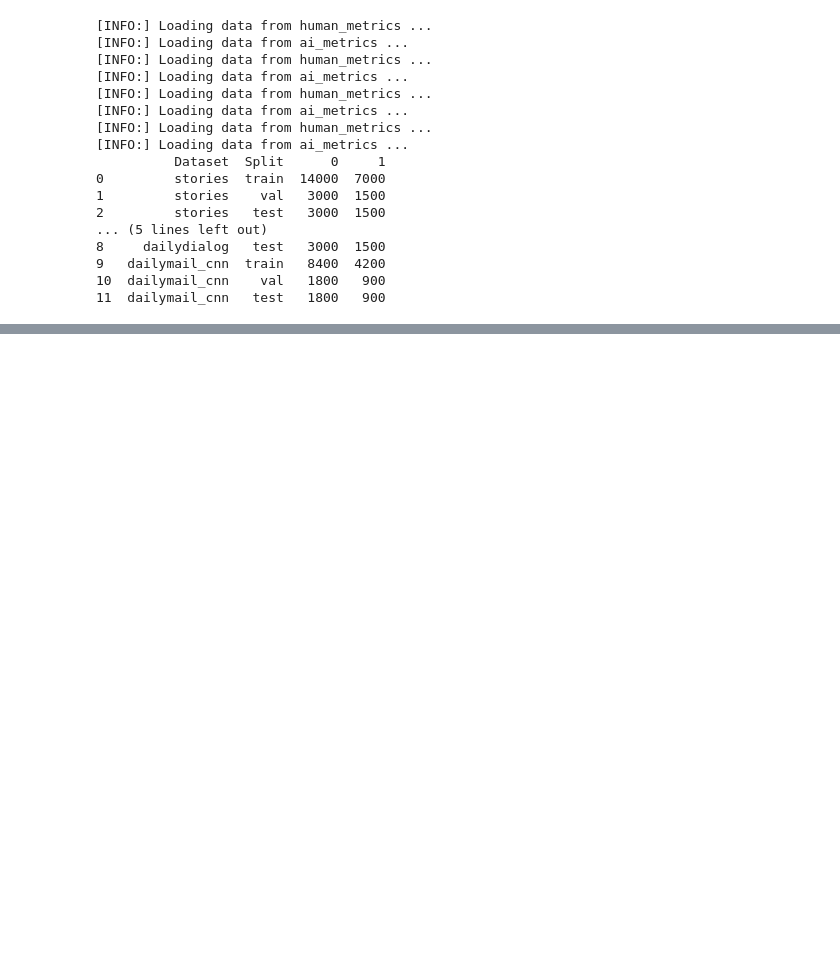
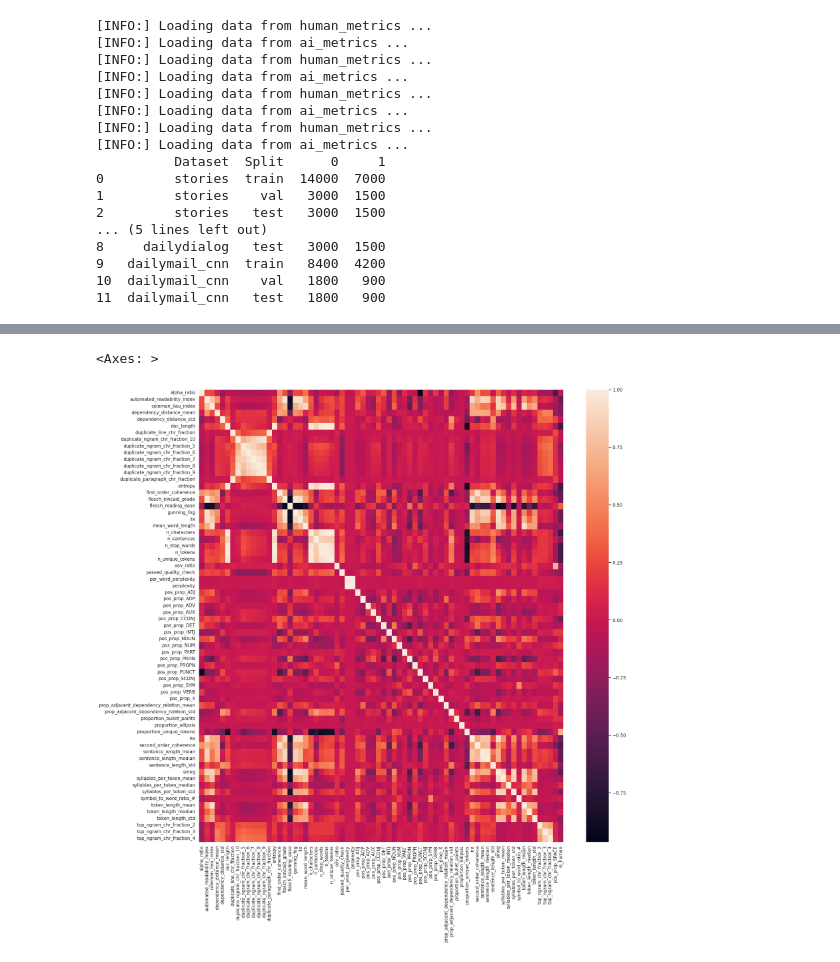
Before and after one commit to rbroc/echo, a Jupyter notebook: notes/progress-9-04-24.ipynb, the cells around one changed output, grey strips where cells are left out. Saved outputs shown, nothing was run; the diff lists cells and outputs as text; code cells hidden in the pictures; blank space fills up the shorter version.

Commit message:
add temp corr m

```diff
--- a/notes/progress-9-04-24.ipynb
+++ b/notes/progress-9-04-24.ipynb
@@ -111,0 +115,6 @@ print(imbalance_df) # where 0 is ai and 1 is human
+# %%
+# filter irrelevant cols out
+cols_to_drop = ["id", "unique_id", "sample_params", "temperature", "prompt_number", "contains_lorem ipsum"]
+filtered_df = stories1_df.drop(cols_to_drop, axis=1)
+# %%
+corrM = filtered_df.corr()
@@ -111,0 +137,11 @@ print(imbalance_df) # where 0 is ai and 1 is human
+# %%
+# drop nan
+sns.set_theme(rc={'figure.figsize':(20, 20)})
+
+# drop pos_prop_space as it is NA for is_human, then drop all other cols that is na (temporarily)
+corrM = corrM.drop("pos_prop_space", axis=1)
+
+sns.heatmap(corrM.dropna())
+# %% [output]
+<Axes: >
+[figure, added]
```
Also changed, not shown: parts of 3 cells of this notebook.
